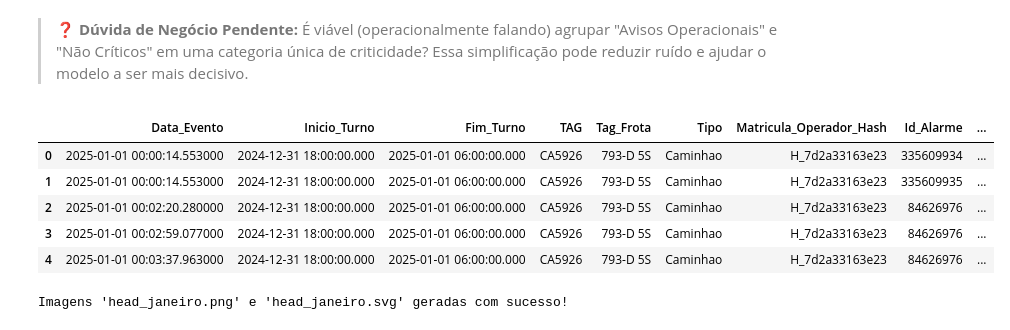
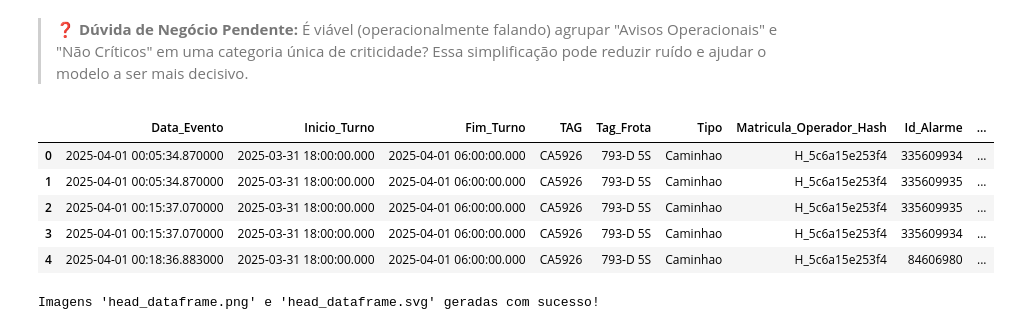
Before and after one commit to luiz2801/Projeto_Vale, a Jupyter notebook: notebooks/01_data_understanding.ipynb, the cells around one changed output. Saved outputs shown, nothing was run; the diff lists cells and outputs as text; code cells hidden in the pictures.

```diff
--- a/notebooks/01_data_understanding.ipynb
+++ b/notebooks/01_data_understanding.ipynb
@@ -83,8 +83,6 @@ from matplotlib.backends.backend_pdf import PdfPages
 import matplotlib.pyplot as plt
 
 # 1. Lendo os dados
-#df = jan
-df = mar
 # Pegando as primeiras linhas
 df_to_plot = df.head(10)
 
@@ -191,6 +189,6 @@ Is_Dont_Go: 0 -> 0.00%
 
 Com o diagnóstico de nulos em mãos, começamos a **limpeza (Data Cleansing)**. Colunas que não possuem informação suficiente para agregar valor preditivo (ex: a variável `Classe`, que tem 97% dos dados faltantes) são descartadas para evitar ruído e processamento desnecessário.
 # %%
-jan = jan.drop(columns="Classe")
-print(jan.shape)
+df = df.drop(columns="Classe")
+print(df.shape)
 # %% [output]
@@ -359,9 +325,9 @@ A porcentagem é 7.747398261777762%
 # %% [markdown]
 > ❓ **Dúvida Operacional:** Os dados indicam que apenas 7.7% dos casos críticos resultam em um evento *Don't Go*. Esta proporção reflete o comportamento real da frota ou há algum viés/erro de interpretação na extração da métrica?
 # %%
-jan= jan.drop(columns=['Id_Eventos_Telemetria'])
-jan = jan.drop(columns=['Nome_Operador_Anon'])
-jan = jan.drop(columns=['Dia'])
+df= df.drop(columns=['Id_Eventos_Telemetria'])
+df = df.drop(columns=['Nome_Operador_Anon'])
+df = df.drop(columns=['Dia'])
 # %% [markdown]
 ### 🧹 Remoção Estratégica de Redundâncias
 
@@ -391,5 +356,5 @@ contador
 # %% [markdown]
 > 💡 **Nota de Descarte:** A coluna de `Localidade` indica apenas "Itabira" para todos os registros. Por ter variância nula (constante), ela não possui poder discriminatório e não contribui em nada para a inteligência do modelo. Portanto, foi descartada.
 # %%
-jan = jan.drop(columns=['Localidade'])
+df = df.drop(columns=['Localidade'])
 # %%
@@ -476,36 +441,36 @@ novo
 # %% [markdown]
 > ❓ **Dúvida de Negócio Pendente:** É viável (operacionalmente falando) agrupar "Avisos Operacionais" e "Não Críticos" em uma categoria única de criticidade? Essa simplificação pode reduzir ruído e ajudar o modelo a ser mais decisivo.
 # %%
-head_jan = jan.head()
-head_jan
+head_df = df.head()
+head_df
 
 # Exibe o head com cabeçalho destacado, linhas de grade explícitas e alinhamento centralizado
-head_jan.style.set_properties(**{
+head_df.style.set_properties(**{
     'background-color': 'white',
     'color': 'black',
     'border': '1px solid #D3D3D3',       # Adiciona linhas entre linhas e colunas
     'text-align': 'center',              # Centraliza o texto das células
     'padding': '8px'
 }).set_table_styles([
     {
         'selector': 'th',
         'props': [
             ('background-color', '#1F4E78'),
             ('color', 'white'),
             ('font-weight', 'bold'),
             ('border', '1px solid #D3D3D3'), # Adiciona as linhas no cabeçalho também
             ('text-align', 'center'),
             ('padding', '10px')
         ]
     }
 ])
 # %% [output]
 |  | Data_Evento | Inicio_Turno | Fim_Turno | TAG | Tag_Frota | Tipo | Matricula_Operador_Hash | Id_Alarme | ... |
-| 0 | 2025-01-01 00:00:14.553000 | 2024-12-31 18:00:00.000 | 2025-01-01 06:00:00.000 | CA5926 | 793-D 5S | Caminhao | H_7d2a33163e23 | 335609934 | ... |
-| 1 | 2025-01-01 00:00:14.553000 | 2024-12-31 18:00:00.000 | 2025-01-01 06:00:00.000 | CA5926 | 793-D 5S | Caminhao | H_7d2a33163e23 | 335609935 | ... |
-| 2 | 2025-01-01 00:02:20.280000 | 2024-12-31 18:00:00.000 | 2025-01-01 06:00:00.000 | CA5926 | 793-D 5S | Caminhao | H_7d2a33163e23 | 84626976 | ... |
-| 3 | 2025-01-01 00:02:59.077000 | 2024-12-31 18:00:00.000 | 2025-01-01 06:00:00.000 | CA5926 | 793-D 5S | Caminhao | H_7d2a33163e23 | 84626976 | ... |
-| 4 | 2025-01-01 00:03:37.963000 | 2024-12-31 18:00:00.000 | 2025-01-01 06:00:00.000 | CA5926 | 793-D 5S | Caminhao | H_7d2a33163e23 | 84626976 | ... |
+| 0 | 2025-04-01 00:05:34.870000 | 2025-03-31 18:00:00.000 | 2025-04-01 06:00:00.000 | CA5926 | 793-D 5S | Caminhao | H_5c6a15e253f4 | 335609934 | ... |
+| 1 | 2025-04-01 00:05:34.870000 | 2025-03-31 18:00:00.000 | 2025-04-01 06:00:00.000 | CA5926 | 793-D 5S | Caminhao | H_5c6a15e253f4 | 335609935 | ... |
+| 2 | 2025-04-01 00:15:37.070000 | 2025-03-31 18:00:00.000 | 2025-04-01 06:00:00.000 | CA5926 | 793-D 5S | Caminhao | H_5c6a15e253f4 | 335609935 | ... |
+| 3 | 2025-04-01 00:15:37.070000 | 2025-03-31 18:00:00.000 | 2025-04-01 06:00:00.000 | CA5926 | 793-D 5S | Caminhao | H_5c6a15e253f4 | 335609934 | ... |
+| 4 | 2025-04-01 00:18:36.883000 | 2025-03-31 18:00:00.000 | 2025-04-01 06:00:00.000 | CA5926 | 793-D 5S | Caminhao | H_5c6a15e253f4 | 84606980 | ... |
 # %%
 import matplotlib.pyplot as plt
 
@@ -516,8 +481,8 @@ ax.axis('off')
 
 # 2. Criando a tabela integrada com os dados do dataframe
 table = ax.table(
-    cellText=head_jan.values,
-    colLabels=head_jan.columns,
+    cellText=head_df.values,
+    colLabels=head_df.columns,
     cellLoc='center',
     loc='center'
 )
@@ -544,12 +509,12 @@ for (row, col), cell in table.get_celld().items():
             cell.set_facecolor('#FFFFFF')
 
 # 5. Salvando nos formatos solicitados com alta resolução
-plt.savefig('head_janeiro.png', bbox_inches='tight', dpi=300)
-plt.savefig('head_janeiro.svg', bbox_inches='tight')
+plt.savefig('head_dataframe.png', bbox_inches='tight', dpi=300)
+plt.savefig('head_dataframe.svg', bbox_inches='tight')
 plt.close()
 
-print("Imagens 'head_janeiro.png' e 'head_janeiro.svg' geradas com sucesso!")
+print("Imagens 'head_dataframe.png' e 'head_dataframe.svg' geradas com sucesso!")
 # %% [output]
-Imagens 'head_janeiro.png' e 'head_janeiro.svg' geradas com sucesso!
+Imagens 'head_dataframe.png' e 'head_dataframe.svg' geradas com sucesso!
 # %%
 # Substitua o 'caminho_e_nome_do_arquivo.csv' pelo local onde deseja salvar
```
Also changed, not shown: parts of 14 cells of this notebook, 24 other files.
